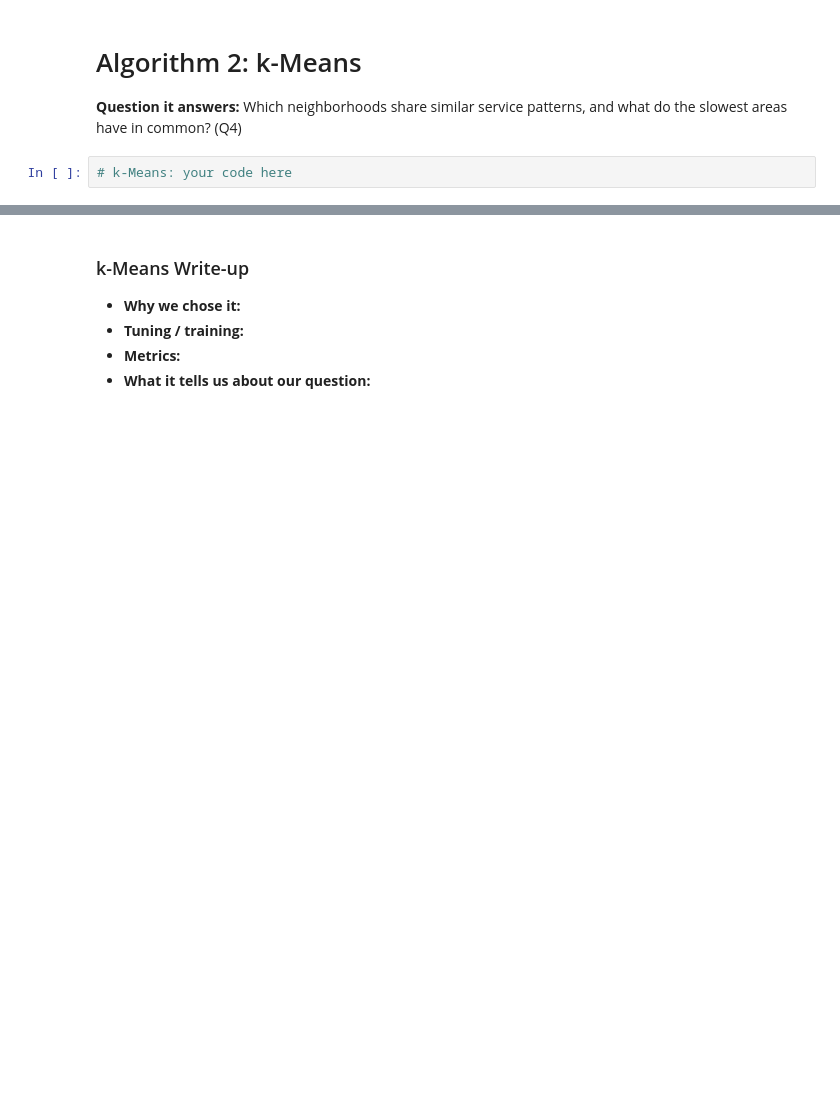
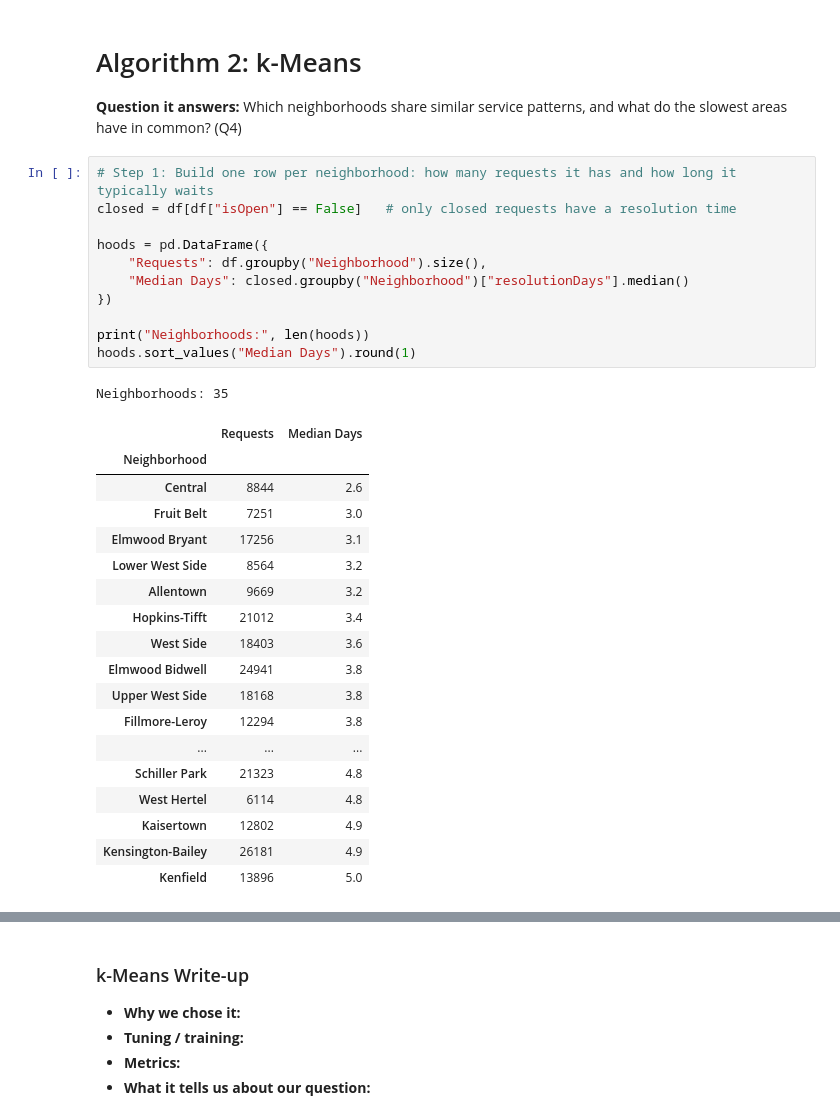
Before and after one commit to JoshuaCongHu/CTRL-Freaks, a Jupyter notebook: phase2/src/phase2_C.ipynb, the cells around one changed output, grey strips where cells are left out. Drawn from its saved outputs; the diff is of its cells as text; blank space fills up the shorter version.

```diff
--- a/phase2/src/phase2_C.ipynb
+++ b/phase2/src/phase2_C.ipynb
@@ -979,5 +979,34 @@ NORTH            53.7    54.5
 # %% [markdown]
 # Algorithm 2: k-Means
 **Question it answers:** Which neighborhoods share similar service patterns, and what do the slowest areas have in common? (Q4)
-# %%
-# k-Means: your code here
+# %%
+# Step 1: Build one row per neighborhood: how many requests it has and how long it typically waits
+closed = df[df["isOpen"] == False]   # only closed requests have a resolution time
+
+hoods = pd.DataFrame({
+    "Requests": df.groupby("Neighborhood").size(),
+    "Median Days": closed.groupby("Neighborhood")["resolutionDays"].median()
+})
+
+print("Neighborhoods:", len(hoods))
+hoods.sort_values("Median Days").round(1)
+# %% [output]
+Neighborhoods: 35
+|  | Requests | Median Days |
+| Neighborhood |  |  |
+| Central | 8844 | 2.6 |
+| Fruit Belt | 7251 | 3.0 |
+| Elmwood Bryant | 17256 | 3.1 |
+| Lower West Side | 8564 | 3.2 |
+| Allentown | 9669 | 3.2 |
+| Hopkins-Tifft | 21012 | 3.4 |
+| West Side | 18403 | 3.6 |
+| Elmwood Bidwell | 24941 | 3.8 |
+| Upper West Side | 18168 | 3.8 |
+| Fillmore-Leroy | 12294 | 3.8 |
+| ... | ... | ... |
+| Schiller Park | 21323 | 4.8 |
+| West Hertel | 6114 | 4.8 |
+| Kaisertown | 12802 | 4.9 |
+| Kensington-Bailey | 26181 | 4.9 |
+| Kenfield | 13896 | 5.0 |
```
Also changed, not shown: parts of 4 cells of this notebook.
